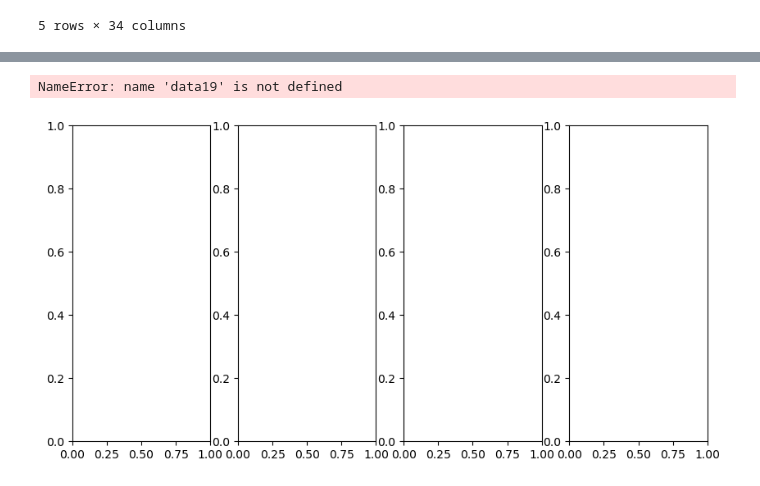
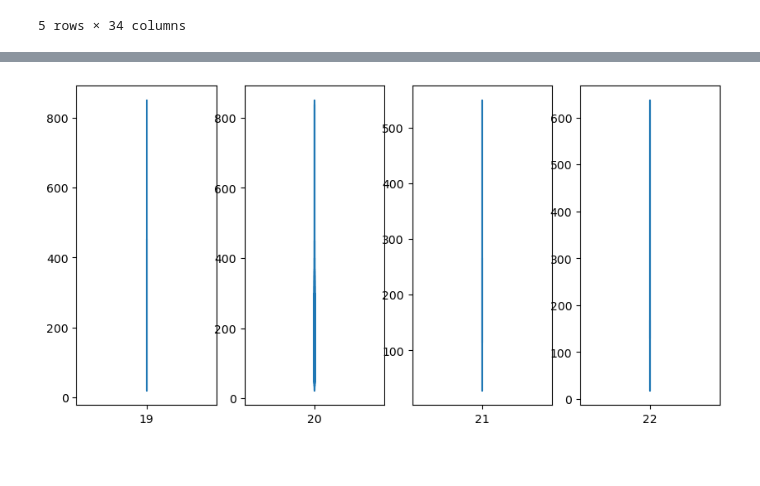
Before and after one commit to khadidja2023M/COM_728_Airbnb, a Jupyter notebook: Main.ipynb, the cells around one changed output, grey strips where cells are left out. Cells and saved outputs as stored; diff of their text form; code cells hidden in the pictures.

```diff
--- a/Main.ipynb
+++ b/Main.ipynb
@@ -176,7 +190,3 @@ x
-# %%
-
-year19=new_data.loc[new_data.year ==19, ['year','price']]
-year19
 # %%
-year20=new_data.loc[new_data.year ==20, ['year','price']]
+year20=data.loc[data.year =='20', ['year','price']]
 year20
@@ -183,3 +207,3 @@ year20
 # %%
-year21=new_data.loc[new_data.year ==21, ['year','price']]
+year21=data.loc[data.year =='21', ['year','price']]
 year21
@@ -186,3 +224,3 @@ year21
 # %%
-year22=new_data.loc[new_data.year ==22, ['year','price']]
+year22=data.loc[data.year =='22', ['year','price']]
 year22
@@ -211,24 +241,22 @@ data19['price']
 # %%
 %matplotlib inline
 import matplotlib.pyplot as plt
 
 def prices_specified_years():
     data['host_since'][0]
-    int(data['host_since'][0][-2:])
-    data['year']=data['host_since'].apply(lambda x: x[-2:]).astype('int')
-    new_data=data[data['year'].between(19,22)]
-    year19=new_data.loc[new_data.year ==19, ['year','price']]
-
-    data21=new_data[new_data['year'] == 21]
-    data22=new_data[new_data['year'] == 22]
+    data['host_since'][0][-2:]
+    data['year']=data['host_since'].apply(lambda x: x[-2:])
+    year19=data.loc[data.year =='19', ['year','price']]
+    year20=data.loc[data.year =='20', ['year','price']]
+    year21=data.loc[data.year =='21', ['year','price']]
+    year22=data.loc[data.year =='22', ['year','price']]
     figure, axes= plt.subplots(1,4, figsize=(10,5))
 
-    axes[0].plot(data19['year'], data19['price'])
-    axes[1].plot(data20['year'], data20['price'])
-    axes[2].plot(data21['year'], data21['price'])
-    axes[3].plot(data22['year'], data22['price'])
+    axes[0].plot(year19['year'], year19['price'])
+    axes[1].plot(year20['year'], year20['price'])
+    axes[2].plot(year21['year'], year21['price'])
+    axes[3].plot(year22['year'], year22['price'])
     plt.show()
 prices_specified_years()
 # %% [output]
-NameError: name 'data19' is not defined
-[figure, old version]
+[figure, new version]
```
Also changed, not shown: parts of 18 cells of this notebook, 1 other file.
